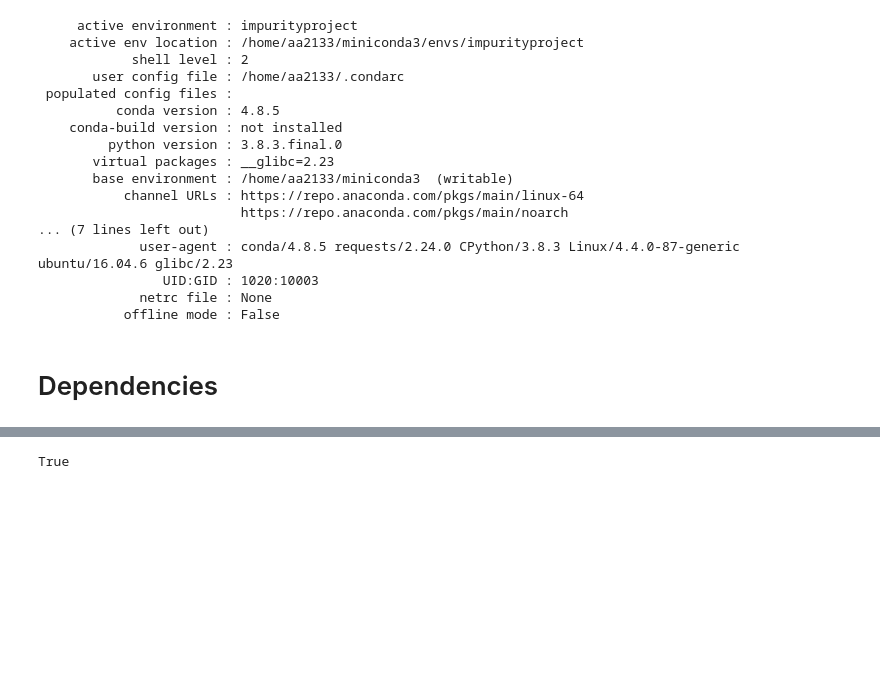
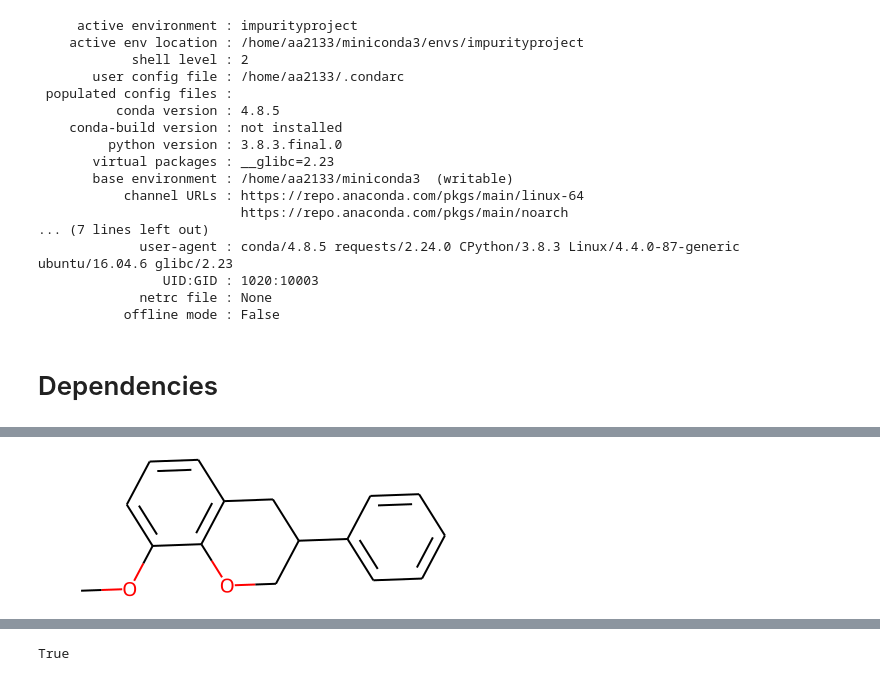
Before and after one commit to sustainable-processes/Impurity-Project, a Jupyter notebook: DB_Reaxys (Fragment DB).ipynb, the cells around one changed output, grey strips where cells are left out. Saved outputs shown, nothing was run; the diff lists cells and outputs as text; code cells hidden in the pictures; blank space fills up the shorter version.

```diff
--- a/DB_Reaxys (Fragment DB).ipynb
+++ b/DB_Reaxys (Fragment DB).ipynb
@@ -538,0 +676,4 @@ CarrierFragmentDB=openpickle("/home/aa2133/Impurity-Project/Reaxys_Data/CarrierF
+# %%
+Chem.MolFromSmiles('COc1cccc2c1OCC(c1ccccc1)C2')
+# %% [output]
+[figure, added]
```
Also changed, not shown: parts of 10 cells of this notebook, 11 other files.
